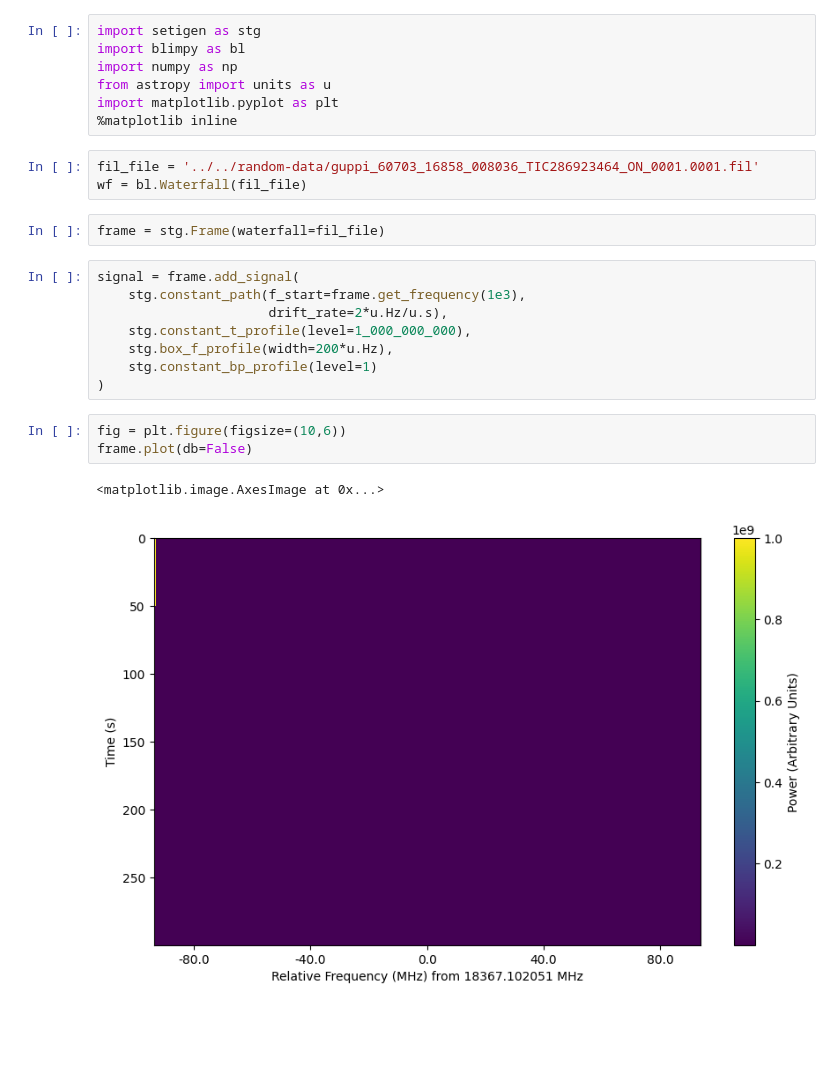
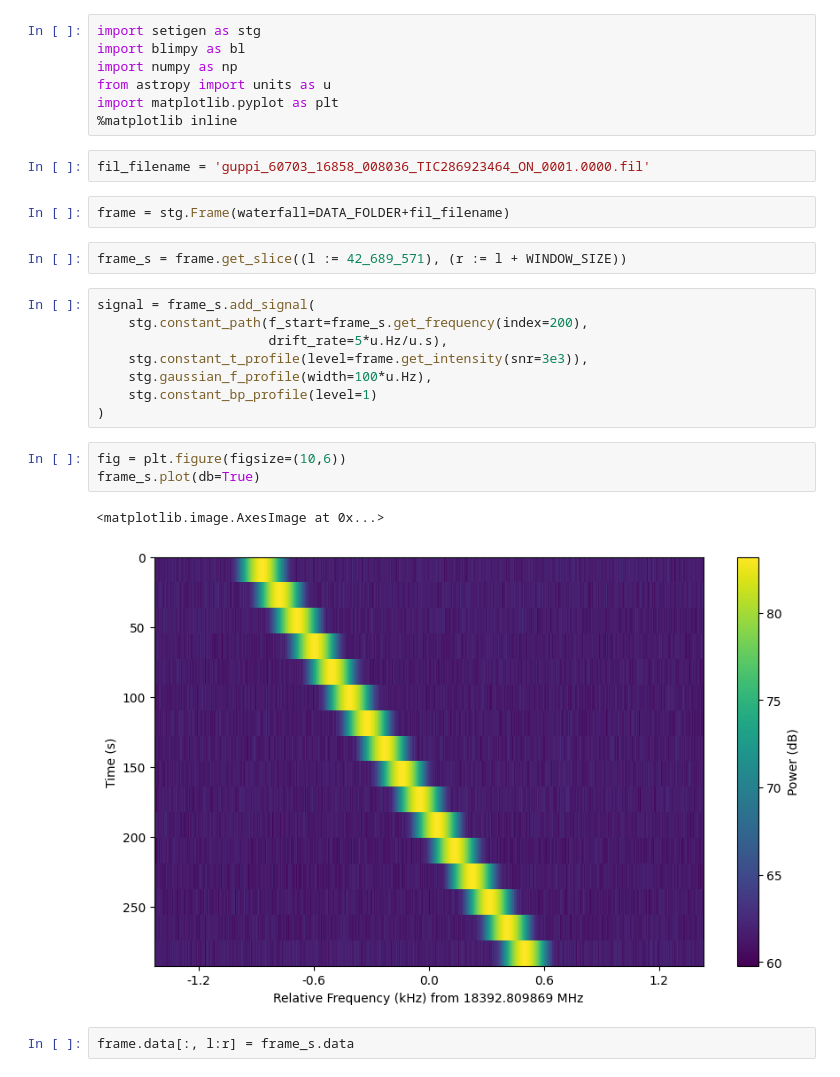
Before and after one commit to Oxke/seti-deliverables, a Jupyter notebook: injection.ipynb, the cells around one changed output. Drawn from its saved outputs; the diff is of its cells as text; blank space fills up the shorter version.

```diff
--- a/injection.ipynb
+++ b/injection.ipynb
@@ -6,21 +10,24 @@ from astropy import units as u
 import matplotlib.pyplot as plt
 %matplotlib inline
 # %%
-fil_file = '../../random-data/guppi_60703_16858_008036_TIC286923464_ON_0001.0001.fil'
-wf = bl.Waterfall(fil_file)
+fil_filename = 'guppi_60703_16858_008036_TIC286923464_ON_0001.0000.fil'
 # %%
-frame = stg.Frame(waterfall=fil_file)
+frame = stg.Frame(waterfall=DATA_FOLDER+fil_filename)
+# %%
+frame_s = frame.get_slice((l := 42_689_571), (r := l + WINDOW_SIZE))
 # %%
-signal = frame.add_signal(
-    stg.constant_path(f_start=frame.get_frequency(1e3),
-                      drift_rate=2*u.Hz/u.s),
-    stg.constant_t_profile(level=1_000_000_000),
-    stg.box_f_profile(width=200*u.Hz),
+signal = frame_s.add_signal(
+    stg.constant_path(f_start=frame_s.get_frequency(index=200),
+                      drift_rate=5*u.Hz/u.s),
+    stg.constant_t_profile(level=frame.get_intensity(snr=3e3)),
+    stg.gaussian_f_profile(width=100*u.Hz),
     stg.constant_bp_profile(level=1)
 )
 # %%
 fig = plt.figure(figsize=(10,6))
-frame.plot(db=False)
+frame_s.plot(db=True)
 # %% [output]
 <matplotlib.image.AxesImage at 0x...>
-[figure, old version]
+[figure, new version]
+# %%
+frame.data[:, l:r] = frame_s.data
```
Also changed, not shown: parts of 3 cells of this notebook, 14 other files.
